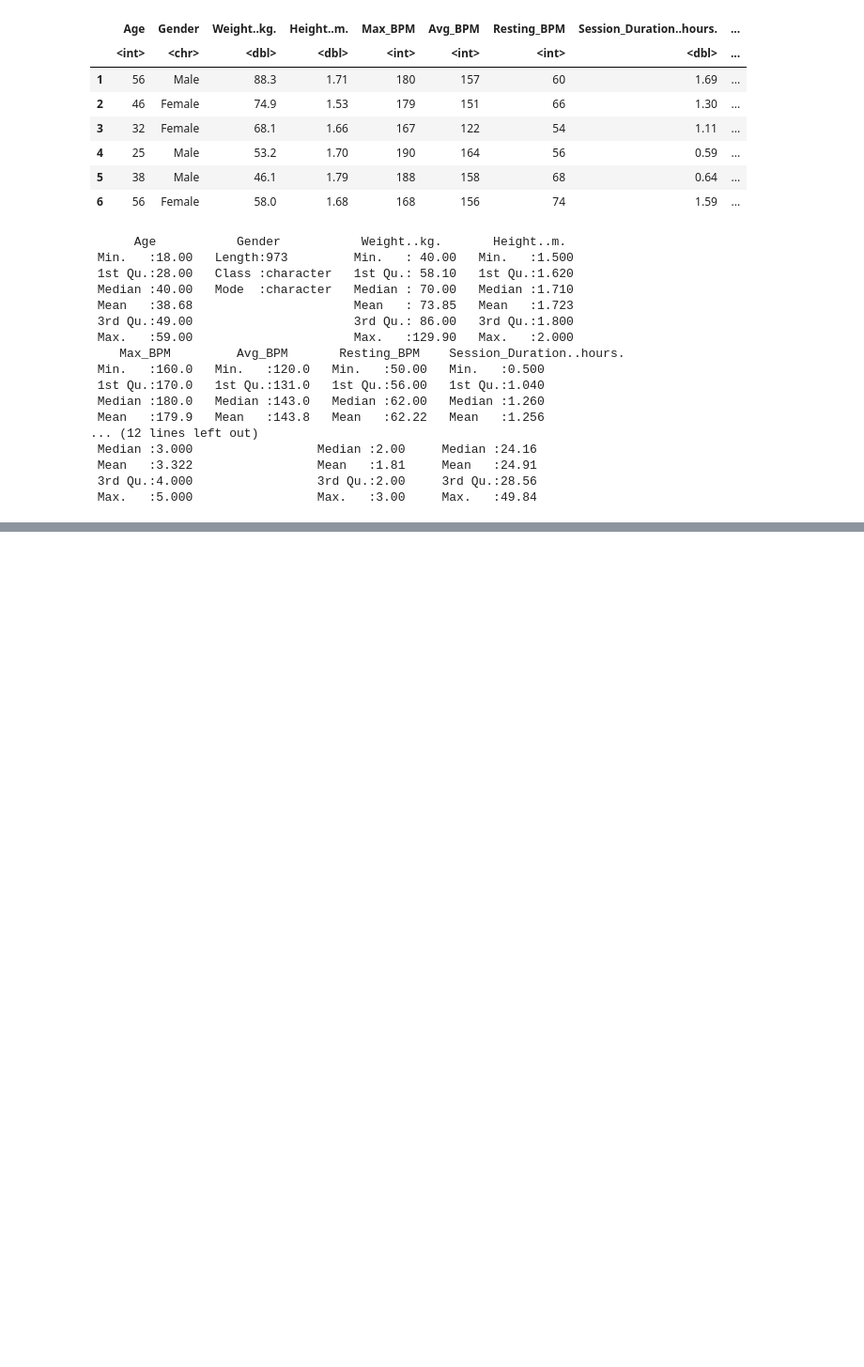
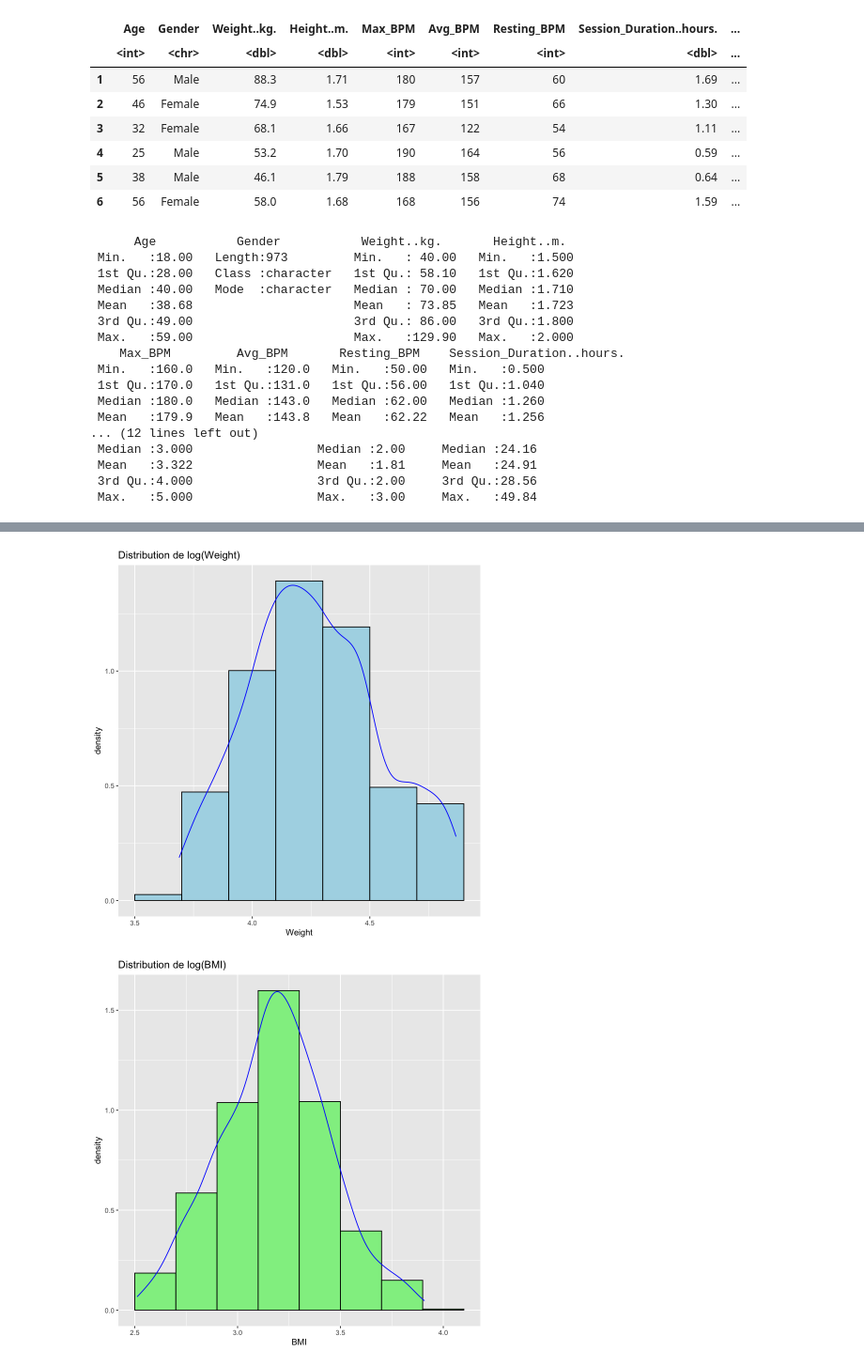
Before and after one commit to bao-do/4thY_MachineLearningProject, a Jupyter notebook: projet.ipynb, the cells around one changed output, grey strips where cells are left out. Shown at 94% size. Cells and saved outputs as stored; diff of their text form; code cells hidden in the pictures; blank space fills up the shorter version.

```diff
--- a/projet.ipynb
+++ b/projet.ipynb
@@ -118,0 +218,18 @@ A data.frame: 6 × 15
+# %%
+#pour normaliser les variables on trace le log
+colnames(gym)[colnames(gym) == "Weight..kg."] <- "Weight"
+gym <- gym %>%
+  filter(Weight > 0, BMI > 0)
+gym$Weight <- log(gym$Weight)
+gym$BMI <- log(gym$BMI)
+ggplot(gym, aes(x = Weight)) +
+  geom_histogram(aes(y = ..density..), binwidth = 0.2, fill = "lightblue", color = "black") +
+  geom_density(alpha = 0.2, col = "blue") +
+  labs(title = "Distribution de log(Weight)")
+ggplot(gym, aes(x = BMI)) +
+  geom_histogram(aes(y = ..density..), binwidth = 0.2, fill = "lightgreen", color = "black") +
+  geom_density(alpha = 0.2, col = "blue") +
+  labs(title = "Distribution de log(BMI)")
+# %% [output]
+[figure, added]
+[figure, added]
```
Also changed, not shown: parts of 32 cells of this notebook.
